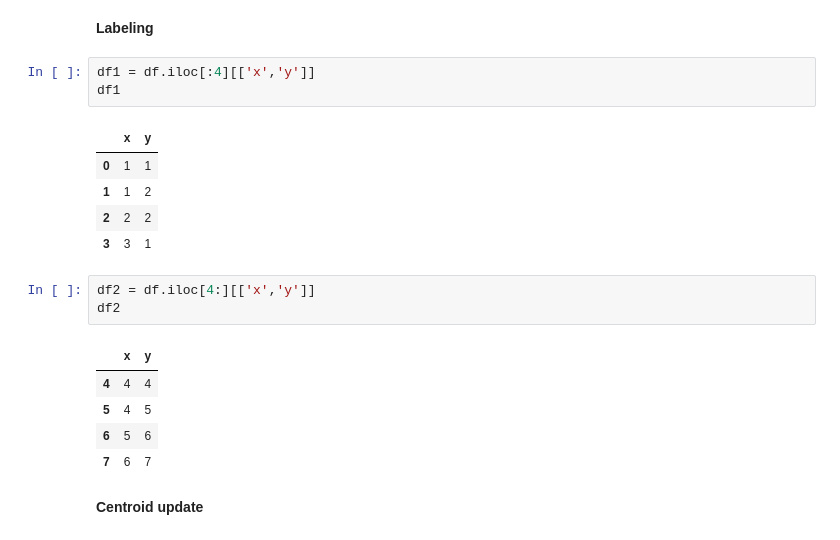
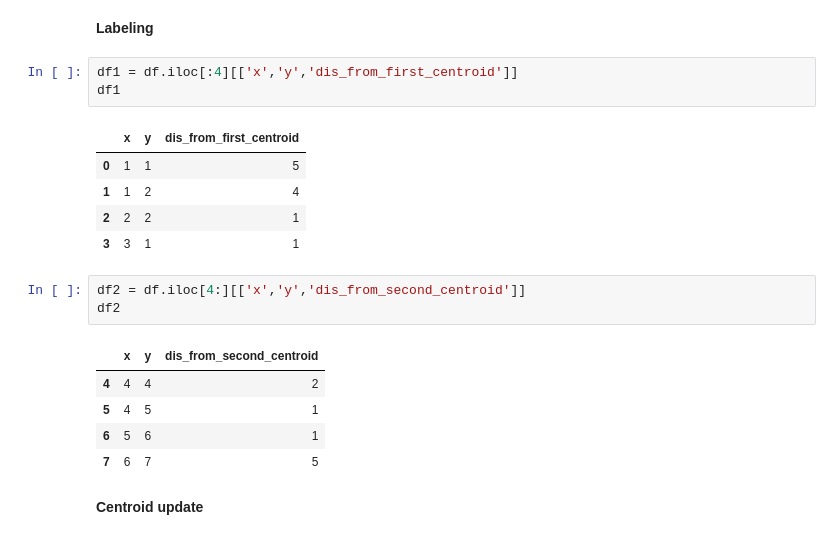
Before and after one commit to Enan511/4.1_All_Notes, a Jupyter notebook: CSE_427_ML/Mid_prac.ipynb, the cells around one changed output. Saved outputs shown, nothing was run; the diff lists cells and outputs as text.

```diff
--- a/CSE_427_ML/Mid_prac.ipynb
+++ b/CSE_427_ML/Mid_prac.ipynb
@@ -535,23 +540,23 @@ df
 # %% [markdown]
 **Labeling**
 # %%
-df1 = df.iloc[:4][['x','y']]
+df1 = df.iloc[:4][['x','y','dis_from_first_centroid']]
 df1
 # %% [output]
-|  | x | y |
-| 0 | 1 | 1 |
-| 1 | 1 | 2 |
-| 2 | 2 | 2 |
-| 3 | 3 | 1 |
+|  | x | y | dis_from_first_centroid |
+| 0 | 1 | 1 | 5 |
+| 1 | 1 | 2 | 4 |
+| 2 | 2 | 2 | 1 |
+| 3 | 3 | 1 | 1 |
 # %%
-df2 = df.iloc[4:][['x','y']]
+df2 = df.iloc[4:][['x','y','dis_from_second_centroid']]
 df2
 # %% [output]
-|  | x | y |
-| 4 | 4 | 4 |
-| 5 | 4 | 5 |
-| 6 | 5 | 6 |
-| 7 | 6 | 7 |
+|  | x | y | dis_from_second_centroid |
+| 4 | 4 | 4 | 2 |
+| 5 | 4 | 5 | 1 |
+| 6 | 5 | 6 | 1 |
+| 7 | 6 | 7 | 5 |
 # %% [markdown]
 **Centroid update**
 # %%
```
Also changed, not shown: parts of 8 cells of this notebook.
